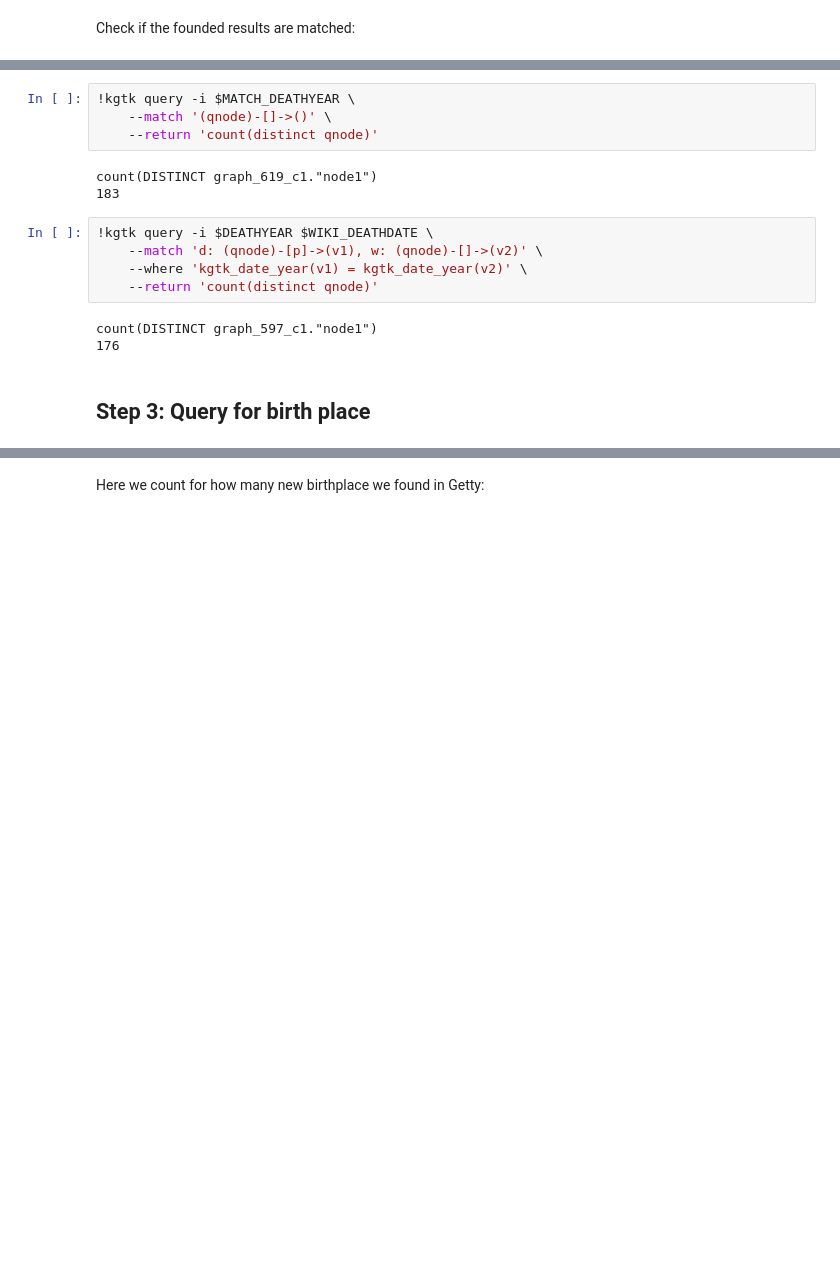
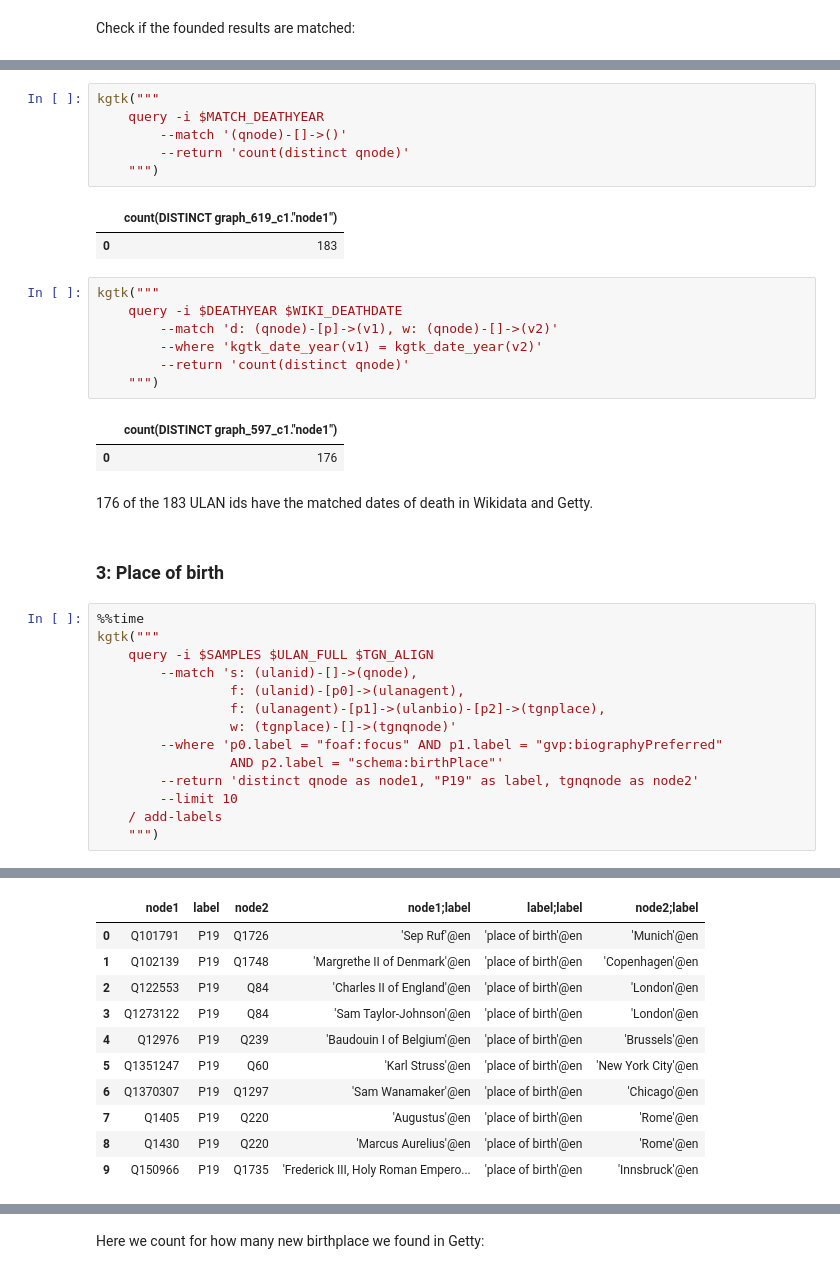
Before and after one commit to usc-isi-i2/hunger-for-knowledge, a Jupyter notebook: examples/getty_query_procedure.ipynb, the cells around one changed output, grey strips where cells are left out. Drawn from its saved outputs; the diff is of its cells as text; blank space fills up the shorter version.

```diff
--- a/examples/getty_query_procedure.ipynb
+++ b/examples/getty_query_procedure.ipynb
@@ -519,17 +660,38 @@ Check if the founded results are matched:
 # %%
-!kgtk query -i $MATCH_DEATHYEAR \
-    --match '(qnode)-[]->()' \
-    --return 'count(distinct qnode)'
+kgtk("""
+    query -i $MATCH_DEATHYEAR
+        --match '(qnode)-[]->()'
+        --return 'count(distinct qnode)'
+    """)
 # %% [output]
-count(DISTINCT graph_619_c1."node1")
-183
+|  | count(DISTINCT graph_619_c1."node1") |
+| 0 | 183 |
 # %%
-!kgtk query -i $DEATHYEAR $WIKI_DEATHDATE \
-    --match 'd: (qnode)-[p]->(v1), w: (qnode)-[]->(v2)' \
-    --where 'kgtk_date_year(v1) = kgtk_date_year(v2)' \
-    --return 'count(distinct qnode)'
+kgtk("""
+    query -i $DEATHYEAR $WIKI_DEATHDATE
+        --match 'd: (qnode)-[p]->(v1), w: (qnode)-[]->(v2)'
+        --where 'kgtk_date_year(v1) = kgtk_date_year(v2)'
+        --return 'count(distinct qnode)'
+    """)
 # %% [output]
-count(DISTINCT graph_597_c1."node1")
-176
+|  | count(DISTINCT graph_597_c1."node1") |
+| 0 | 176 |
+# %% [markdown]
+176 of the 183 ULAN ids have the matched dates of death in Wikidata and Getty.
 # %% [markdown]
-## Step 3: Query for birth place
+### 3: Place of birth
+# %%
+%%time
+kgtk("""
+    query -i $SAMPLES $ULAN_FULL $TGN_ALIGN
+        --match 's: (ulanid)-[]->(qnode),
+                 f: (ulanid)-[p0]->(ulanagent),
+                 f: (ulanagent)-[p1]->(ulanbio)-[p2]->(tgnplace),
+                 w: (tgnplace)-[]->(tgnqnode)'
+        --where 'p0.label = "foaf:focus" AND p1.label = "gvp:biographyPreferred"
+                 AND p2.label = "schema:birthPlace"'
+        --return 'distinct qnode as node1, "P19" as label, tgnqnode as node2'
+        --limit 10
+    / add-labels
+    """)
+# %% [output]
@@ -536 +700,12 @@ count(DISTINCT graph_597_c1."node1")
+|  | node1 | label | node2 | node1;label | label;label | node2;label |
+| 0 | Q101791 | P19 | Q1726 | 'Sep Ruf'@en | 'place of birth'@en | 'Munich'@en |
+| 1 | Q102139 | P19 | Q1748 | 'Margrethe II of Denmark'@en | 'place of birth'@en | 'Copenhagen'@en |
+| 2 | Q122553 | P19 | Q84 | 'Charles II of England'@en | 'place of birth'@en | 'London'@en |
+| 3 | Q1273122 | P19 | Q84 | 'Sam Taylor-Johnson'@en | 'place of birth'@en | 'London'@en |
+| 4 | Q12976 | P19 | Q239 | 'Baudouin I of Belgium'@en | 'place of birth'@en | 'Brussels'@en |
+| 5 | Q1351247 | P19 | Q60 | 'Karl Struss'@en | 'place of birth'@en | 'New York City'@en |
+| 6 | Q1370307 | P19 | Q1297 | 'Sam Wanamaker'@en | 'place of birth'@en | 'Chicago'@en |
+| 7 | Q1405 | P19 | Q220 | 'Augustus'@en | 'place of birth'@en | 'Rome'@en |
+| 8 | Q1430 | P19 | Q220 | 'Marcus Aurelius'@en | 'place of birth'@en | 'Rome'@en |
+| 9 | Q150966 | P19 | Q1735 | 'Frederick III, Holy Roman Empero... | 'place of birth'@en | 'Innsbruck'@en |
 # %%
```
Also changed, not shown: parts of 100 cells of this notebook.
